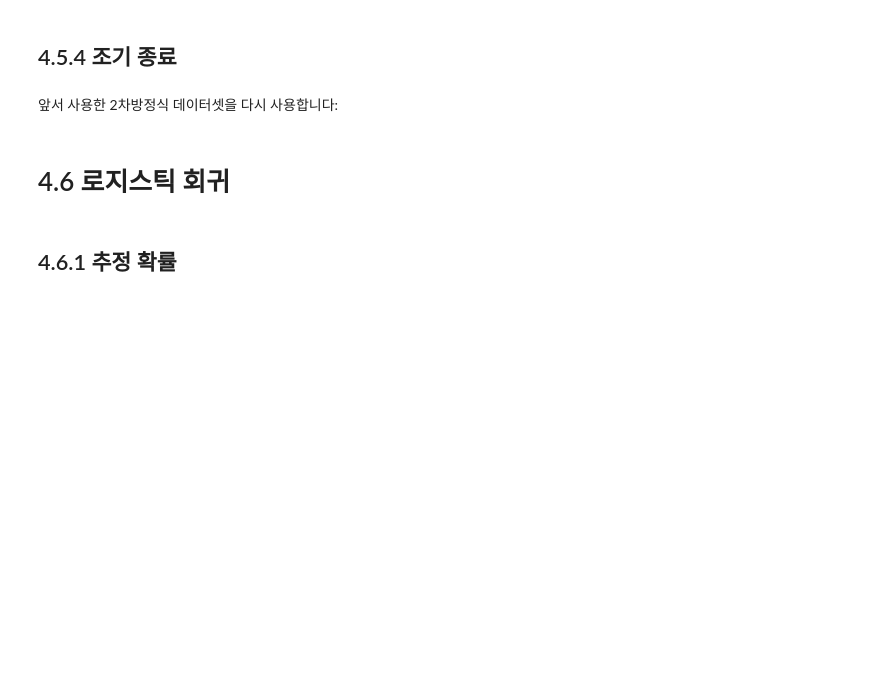
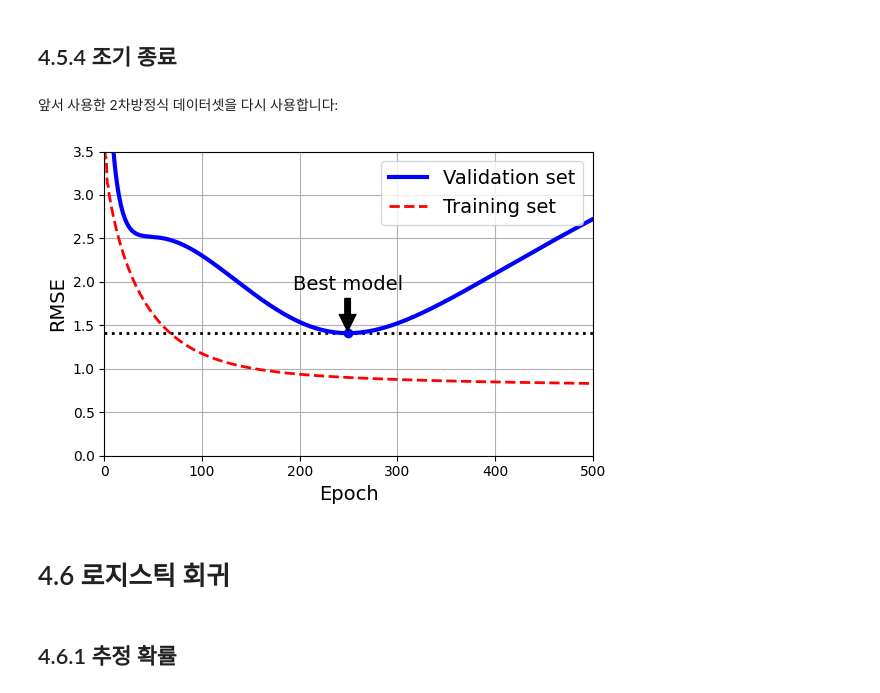
Before and after one commit to aaronkr-classroom/6-model-training-pm-kssjshyjyh, a Jupyter notebook: 04_training_linear_models.ipynb, the cells around one changed output. Drawn from its saved outputs; the diff is of its cells as text; code cells hidden in the pictures; blank space fills up the shorter version.

```diff
--- a/04_training_linear_models.ipynb
+++ b/04_training_linear_models.ipynb
@@ -705,6 +705,10 @@ array([1.54333232])
 앞서 사용한 2차방정식 데이터셋을 다시 사용합니다:
 # %%
 # deepcopy ... slide 49
+
+from copy import deepcopy
+from sklearn.metrics import mean_squared_error
+from sklearn.preprocessing import StandardScaler
 
 # 추가 코드 - 이전과 동일한 2차방정식 데이터셋을 생성하고 분할합니다.
 np.random.seed(42)
@@ -715,37 +719,53 @@ X_train, y_train = X[: m // 2], y[: m // 2, 0]
 X_valid, y_valid = X[m // 2 :], y[m // 2 :, 0]
 
 # preprocessing ... slide 49
+preprocessing = make_pipeline(PolynomialFeatures(degree=90, include_bias=False),
+                              StandardScaler())
+X_train_prep = preprocessing.fit_transform(X_train)
+X_valid_prep = preprocessing.transform(X_valid)
+sgd_reg = SGDRegressor(penalty=None, eta0=0.002, random_state=42)
+n_epochs = 500
+best_valid_rmse = float('inf')
 
 train_errors, val_errors = [], []  # 추가 코드 - 아래 그림을 위한 것입니다.
 
 for epoch in range(n_epochs):
     # ... slide 49
+
+    sgd_reg.partial_fit(X_train_prep, y_train)
+    y_valid_predict = sgd_reg.predict(X_valid_prep)
+    val_error = mean_squared_error(y_valid, y_valid_predict, squared=False)
+    if val_error < best_valid_rmse:
+        best_valid_rmse = val_error
+        best_model = deepcopy(sgd_reg)
 
     # 추가 코드 - 훈련 오차를 평가하여 그림에 저장합니다.
     y_train_predict = sgd_reg.predict(X_train_prep)
     train_error = mean_squared_error(y_train, y_train_predict, squared=False)
     val_errors.append(val_error)
     train_errors.append(train_error)
 
 # 추가 코드 - 이 섹션에서는 그림 4-20을 생성하고 저장합니다.
 best_epoch = np.argmin(val_errors)
 plt.figure(figsize=(6, 4))
 plt.annotate('Best model',
              xy=(best_epoch, best_valid_rmse),
              xytext=(best_epoch, best_valid_rmse + 0.5),
              ha="center",
              arrowprops=dict(facecolor='black', shrink=0.05))
 plt.plot([0, n_epochs], [best_valid_rmse, best_valid_rmse], "k:", linewidth=2)
 plt.plot(val_errors, "b-", linewidth=3, label="Validation set")
 plt.plot(best_epoch, best_valid_rmse, "bo")
 plt.plot(train_errors, "r--", linewidth=2, label="Training set")
 plt.legend(loc="upper right")
 plt.xlabel("Epoch")
 plt.ylabel("RMSE")
 plt.axis([0, n_epochs, 0, 3.5])
 plt.grid()
 save_fig("early_stopping_plot")
 plt.show()
+# %% [output]
+[figure, added]
 # %% [markdown]
 # 4.6 로지스틱 회귀
 # %% [markdown]
```
Also changed, not shown: parts of 13 cells of this notebook.
